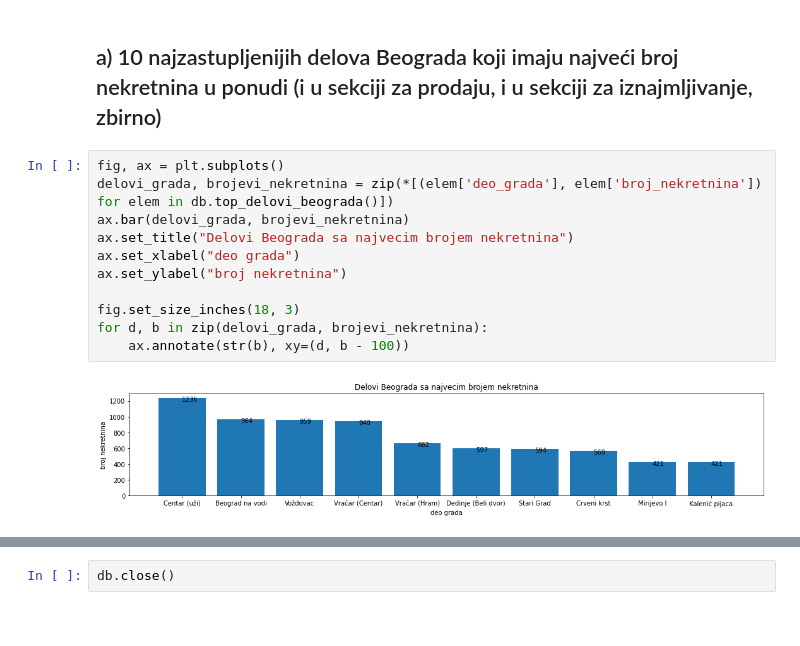
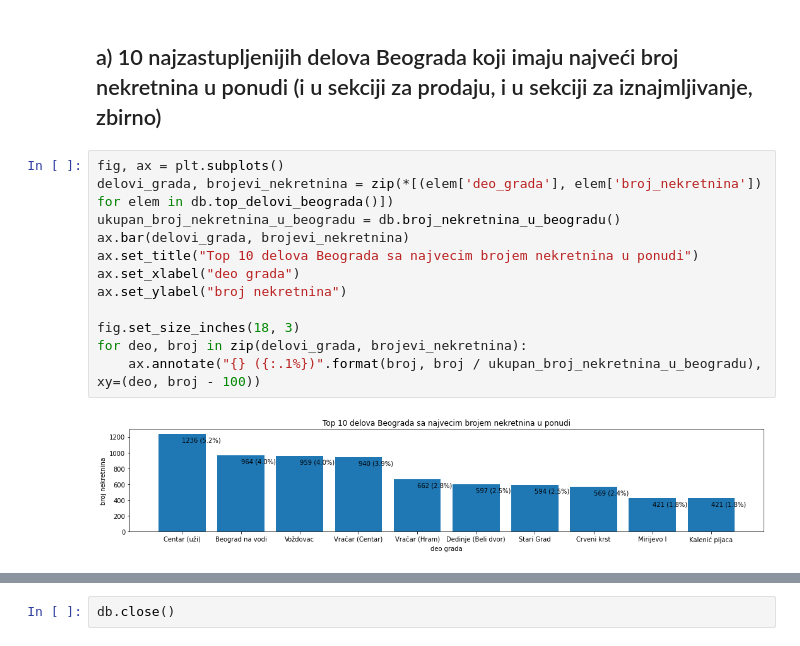
Before and after one commit to fishsalad183/ETF-PSZ, a Jupyter notebook: PSZ - Vojislav Bogosavljevic.ipynb, the cells around one changed output, grey strips where cells are left out. Saved outputs shown, nothing was run; the diff lists cells and outputs as text.

```diff
--- a/PSZ - Vojislav Bogosavljevic.ipynb
+++ b/PSZ - Vojislav Bogosavljevic.ipynb
@@ -330,13 +330,14 @@ db = MysqlDAO('nekretnine')
 # %%
 fig, ax = plt.subplots()
 delovi_grada, brojevi_nekretnina = zip(*[(elem['deo_grada'], elem['broj_nekretnina']) for elem in db.top_delovi_beograda()])
+ukupan_broj_nekretnina_u_beogradu = db.broj_nekretnina_u_beogradu()
 ax.bar(delovi_grada, brojevi_nekretnina)
-ax.set_title("Delovi Beograda sa najvecim brojem nekretnina")
+ax.set_title("Top 10 delova Beograda sa najvecim brojem nekretnina u ponudi")
 ax.set_xlabel("deo grada")
 ax.set_ylabel("broj nekretnina")
 
 fig.set_size_inches(18, 3)
-for d, b in zip(delovi_grada, brojevi_nekretnina):
-    ax.annotate(str(b), xy=(d, b - 100))
+for deo, broj in zip(delovi_grada, brojevi_nekretnina):
+    ax.annotate("{} ({:.1%})".format(broj, broj / ukupan_broj_nekretnina_u_beogradu), xy=(deo, broj - 100))
 # %% [output]
-[figure, old version]
+[figure, new version]
```
Also changed, not shown: parts of 4 cells of this notebook, 1 other file.
